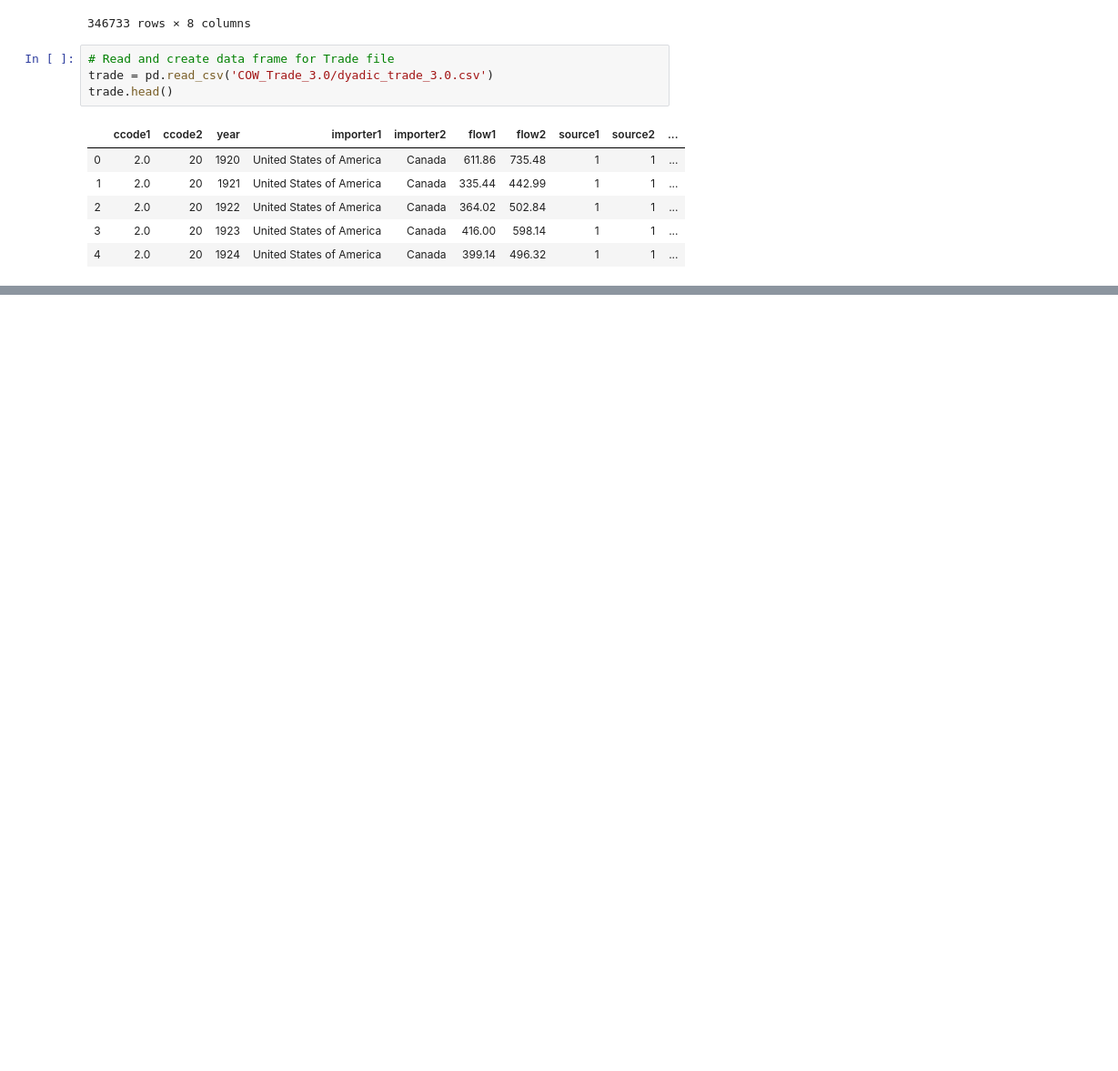
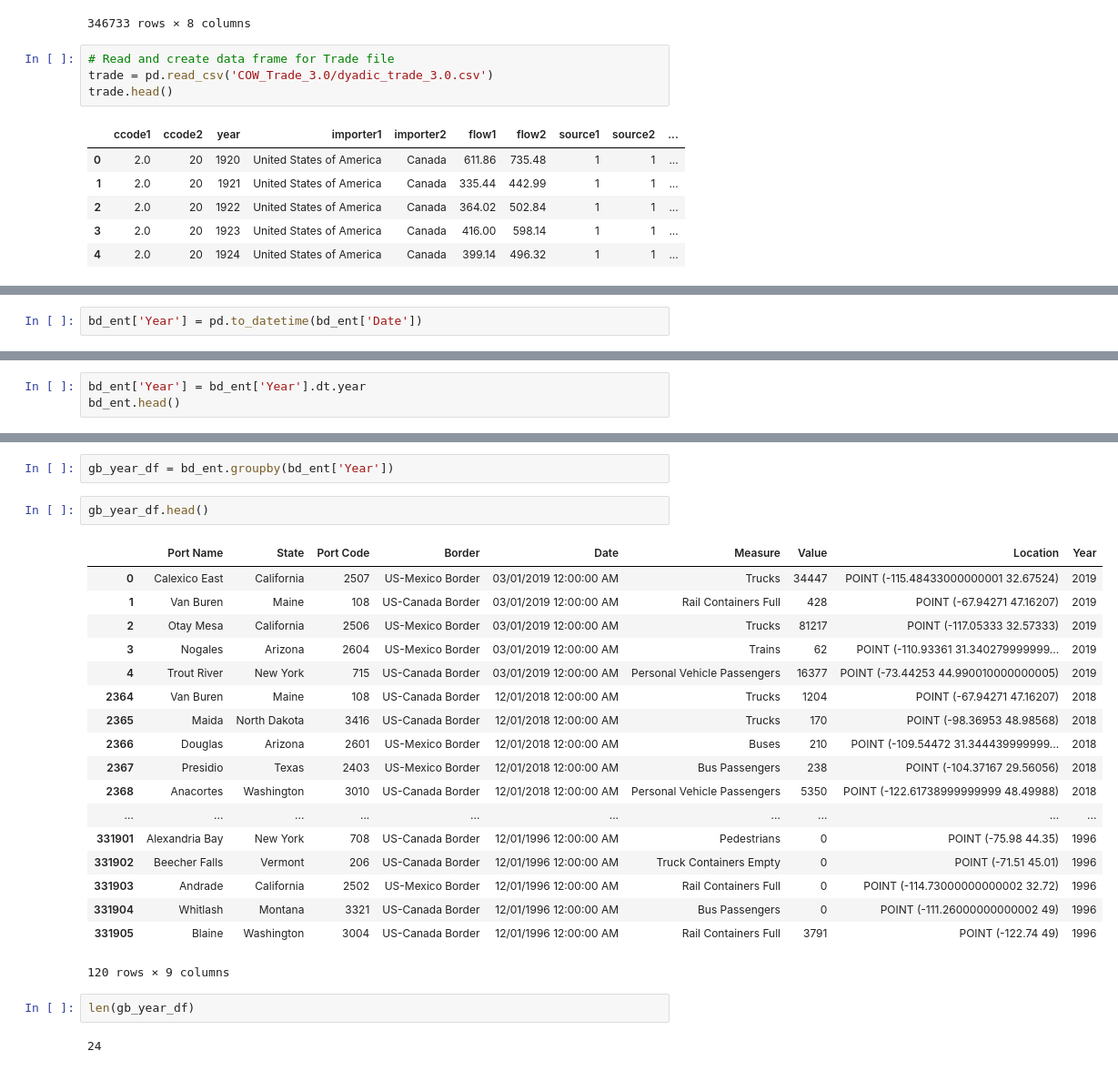
Before and after one commit to philipayazi/Project1_BorderEntries, a Jupyter notebook: Border_Entries_and _Trade.ipynb, the cells around one changed output, grey strips where cells are left out. Shown at 91% size. Saved outputs shown, nothing was run; the diff lists cells and outputs as text; blank space fills up the shorter version.

```diff
--- a/Border_Entries_and _Trade.ipynb
+++ b/Border_Entries_and _Trade.ipynb
@@ -92,0 +138,2 @@ nafta_trade
+# %%
+bd_ent['Year'] = pd.to_datetime(bd_ent['Date'])
@@ -92,0 +149,3 @@ nafta_trade
+# %%
+bd_ent['Year'] = bd_ent['Year'].dt.year
+bd_ent.head()
@@ -92,0 +159,27 @@ nafta_trade
+# %%
+gb_year_df = bd_ent.groupby(bd_ent['Year'])
+# %%
+gb_year_df.head()
+# %% [output]
+|  | Port Name | State | Port Code | Border | Date | Measure | Value | Location | Year |
+| 0 | Calexico East | California | 2507 | US-Mexico Border | 03/01/2019 12:00:00 AM | Trucks | 34447 | POINT (-115.48433000000001 32.67524) | 2019 |
+| 1 | Van Buren | Maine | 108 | US-Canada Border | 03/01/2019 12:00:00 AM | Rail Containers Full | 428 | POINT (-67.94271 47.16207) | 2019 |
+| 2 | Otay Mesa | California | 2506 | US-Mexico Border | 03/01/2019 12:00:00 AM | Trucks | 81217 | POINT (-117.05333 32.57333) | 2019 |
+| 3 | Nogales | Arizona | 2604 | US-Mexico Border | 03/01/2019 12:00:00 AM | Trains | 62 | POINT (-110.93361 31.340279999999... | 2019 |
+| 4 | Trout River | New York | 715 | US-Canada Border | 03/01/2019 12:00:00 AM | Personal Vehicle Passengers | 16377 | POINT (-73.44253 44.990010000000005) | 2019 |
+| 2364 | Van Buren | Maine | 108 | US-Canada Border | 12/01/2018 12:00:00 AM | Trucks | 1204 | POINT (-67.94271 47.16207) | 2018 |
+| 2365 | Maida | North Dakota | 3416 | US-Canada Border | 12/01/2018 12:00:00 AM | Trucks | 170 | POINT (-98.36953 48.98568) | 2018 |
+| 2366 | Douglas | Arizona | 2601 | US-Mexico Border | 12/01/2018 12:00:00 AM | Buses | 210 | POINT (-109.54472 31.344439999999... | 2018 |
+| 2367 | Presidio | Texas | 2403 | US-Mexico Border | 12/01/2018 12:00:00 AM | Bus Passengers | 238 | POINT (-104.37167 29.56056) | 2018 |
+| 2368 | Anacortes | Washington | 3010 | US-Canada Border | 12/01/2018 12:00:00 AM | Personal Vehicle Passengers | 5350 | POINT (-122.61738999999999 48.49988) | 2018 |
+| ... | ... | ... | ... | ... | ... | ... | ... | ... | ... |
+| 331901 | Alexandria Bay | New York | 708 | US-Canada Border | 12/01/1996 12:00:00 AM | Pedestrians | 0 | POINT (-75.98 44.35) | 1996 |
+| 331902 | Beecher Falls | Vermont | 206 | US-Canada Border | 12/01/1996 12:00:00 AM | Truck Containers Empty | 0 | POINT (-71.51 45.01) | 1996 |
+| 331903 | Andrade | California | 2502 | US-Mexico Border | 12/01/1996 12:00:00 AM | Rail Containers Full | 0 | POINT (-114.73000000000002 32.72) | 1996 |
+| 331904 | Whitlash | Montana | 3321 | US-Canada Border | 12/01/1996 12:00:00 AM | Bus Passengers | 0 | POINT (-111.26000000000002 49) | 1996 |
+| 331905 | Blaine | Washington | 3004 | US-Canada Border | 12/01/1996 12:00:00 AM | Rail Containers Full | 3791 | POINT (-122.74 49) | 1996 |
+120 rows × 9 columns
+# %%
+len(gb_year_df)
+# %% [output]
+24
```
Also changed, not shown: parts of 10 cells of this notebook.
